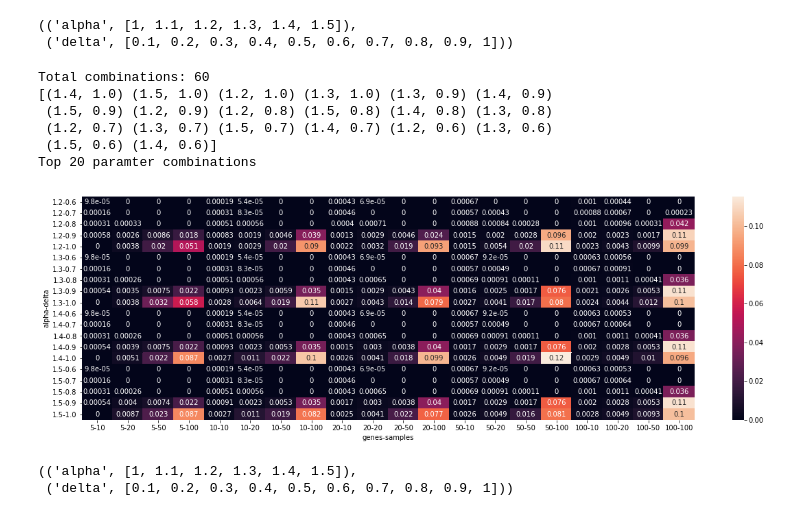
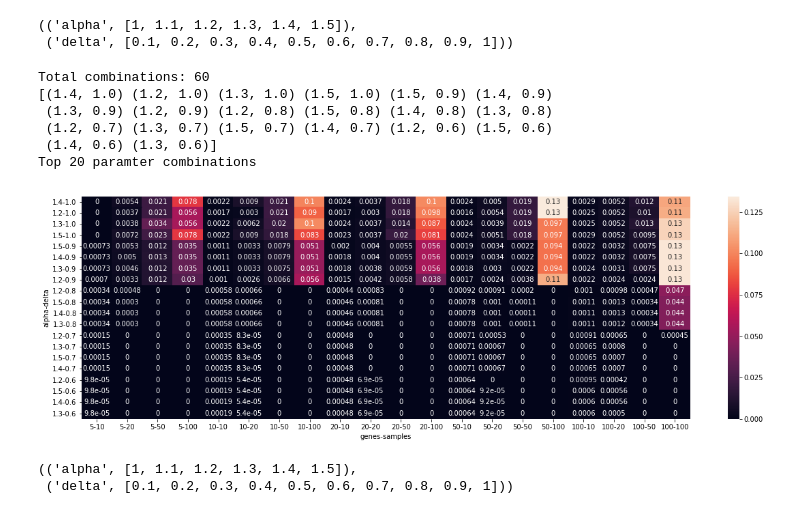
Before and after one commit to ozolotareva/DESMOND, a Jupyter notebook: hyperparameter_tuning/Cheng_Church_params.ipynb, the cells around one changed output. Drawn from its saved outputs; the diff is of its cells as text; code cells hidden in the pictures.

```diff
--- a/hyperparameter_tuning/Cheng_Church_params.ipynb
+++ b/hyperparameter_tuning/Cheng_Church_params.ipynb
@@ -85,3 +85,6 @@ Failed to parse ../simulated_datasets/results/ChengChurch/alpha=1.delta=0.1/simu
         failed to parse: 380
 Total runs 1200
 Non-zero runs: 365
+# %%
+results["Geometric_Mean"] = np.sqrt(results["Relevance"]*results["Recovery"])
+results
@@ -91,22 +113,17 @@ parameters
 (('alpha', [1, 1.1, 1.2, 1.3, 1.4, 1.5]),
  ('delta', [0.1, 0.2, 0.3, 0.4, 0.5, 0.6, 0.7, 0.8, 0.9, 1]))
 # %%
-params = ["alpha","delta"]
-
-plot_file = img_outdir+"/" + tool_suffix+".J_rel.heatmap.svg"
-heatmap_outfile =  tsv_outdir+ tool_suffix+".J_rel.heatmap.tsv"
-
-heatmap = plot_performance_heatmap(results,params,top=20,
+heatmap = plot_performance_heatmap(results,params,top=20,what="Geometric_Mean",
                           g_sizes = [5,10,20,50,100], s_sizes = [10,20,50,100],
                           plot=True,plot_file=plot_file,outfile=heatmap_outfile)
 # %% [output]
 Total combinations: 60
-[(1.4, 1.0) (1.5, 1.0) (1.2, 1.0) (1.3, 1.0) (1.3, 0.9) (1.4, 0.9)
- (1.5, 0.9) (1.2, 0.9) (1.2, 0.8) (1.5, 0.8) (1.4, 0.8) (1.3, 0.8)
- (1.2, 0.7) (1.3, 0.7) (1.5, 0.7) (1.4, 0.7) (1.2, 0.6) (1.3, 0.6)
- (1.5, 0.6) (1.4, 0.6)]
+[(1.4, 1.0) (1.2, 1.0) (1.3, 1.0) (1.5, 1.0) (1.5, 0.9) (1.4, 0.9)
+ (1.3, 0.9) (1.2, 0.9) (1.2, 0.8) (1.5, 0.8) (1.4, 0.8) (1.3, 0.8)
+ (1.2, 0.7) (1.3, 0.7) (1.5, 0.7) (1.4, 0.7) (1.2, 0.6) (1.5, 0.6)
+ (1.4, 0.6) (1.3, 0.6)]
 Top 20 paramter combinations
-[figure, old version]
+[figure, new version]
 # %%
 parameters
 # %% [output]
```
Also changed, not shown: parts of 2 cells of this notebook, 3 other files.
